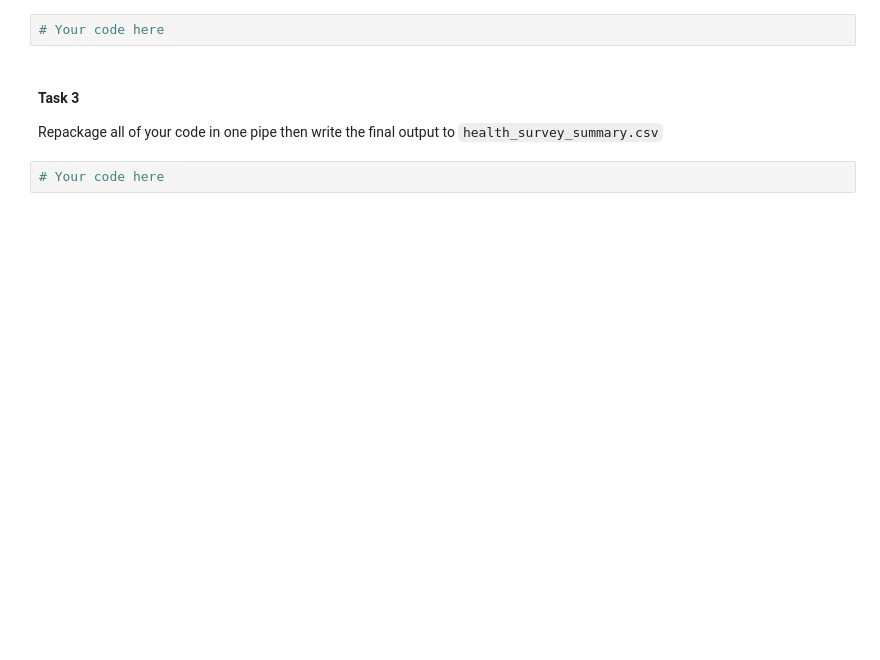
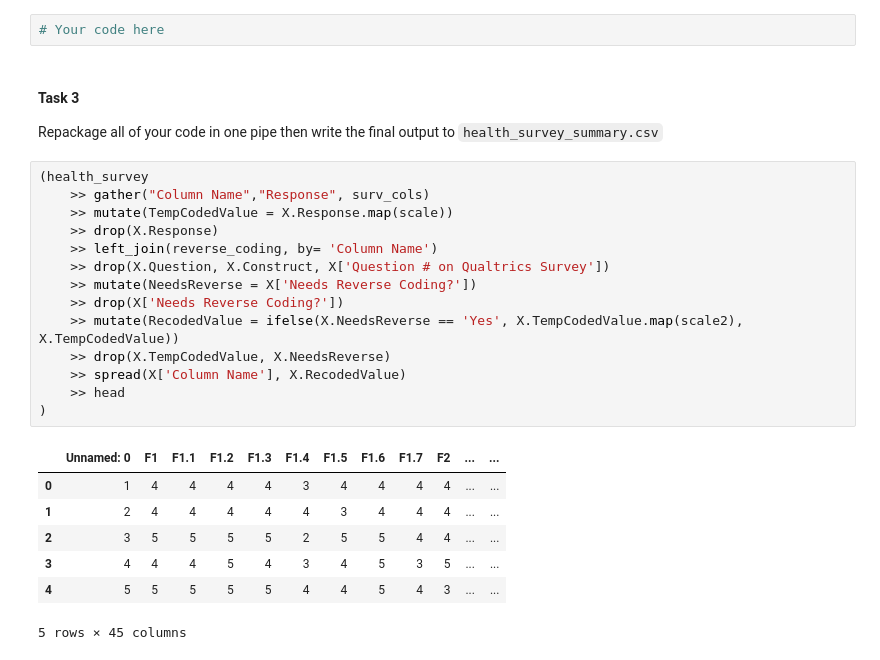
Before and after one commit to reaganbuske/DSCI430, a Jupyter notebook: lab_7_summarizing_a_health_survey_RB.ipynb, the cells around one changed output. Drawn from its saved outputs; the diff is of its cells as text; blank space fills up the shorter version.

```diff
--- a/lab_7_summarizing_a_health_survey_RB.ipynb
+++ b/lab_7_summarizing_a_health_survey_RB.ipynb
@@ -113,5 +147,25 @@ health_survey_stacked >> left_join(reverse_coding, by= 'Column Name') >> drop(X.
 #### Task 3
 
 Repackage all of your code in one pipe then write the final output to `health_survey_summary.csv`
-# %%
-# Your code here
+# %%
+(health_survey
+    >> gather("Column Name","Response", surv_cols)
+    >> mutate(TempCodedValue = X.Response.map(scale))
+    >> drop(X.Response)
+    >> left_join(reverse_coding, by= 'Column Name')
+    >> drop(X.Question, X.Construct, X['Question # on Qualtrics Survey'])
+    >> mutate(NeedsReverse = X['Needs Reverse Coding?'])
+    >> drop(X['Needs Reverse Coding?'])
+    >> mutate(RecodedValue = ifelse(X.NeedsReverse == 'Yes', X.TempCodedValue.map(scale2), X.TempCodedValue))
+    >> drop(X.TempCodedValue, X.NeedsReverse)
+    >> spread(X['Column Name'], X.RecodedValue)
+    >> head
+)
+# %% [output]
+|  | Unnamed: 0 | F1 | F1.1 | F1.2 | F1.3 | F1.4 | F1.5 | F1.6 | F1.7 | F2 | ... | ... |
+| 0 | 1 | 4 | 4 | 4 | 4 | 3 | 4 | 4 | 4 | 4 | ... | ... |
+| 1 | 2 | 4 | 4 | 4 | 4 | 4 | 3 | 4 | 4 | 4 | ... | ... |
+| 2 | 3 | 5 | 5 | 5 | 5 | 2 | 5 | 5 | 4 | 4 | ... | ... |
+| 3 | 4 | 4 | 4 | 5 | 4 | 3 | 4 | 5 | 3 | 5 | ... | ... |
+| 4 | 5 | 5 | 5 | 5 | 5 | 4 | 4 | 5 | 4 | 3 | ... | ... |
+5 rows × 45 columns
```
Also changed, not shown: parts of 7 cells of this notebook, 1 other file.
